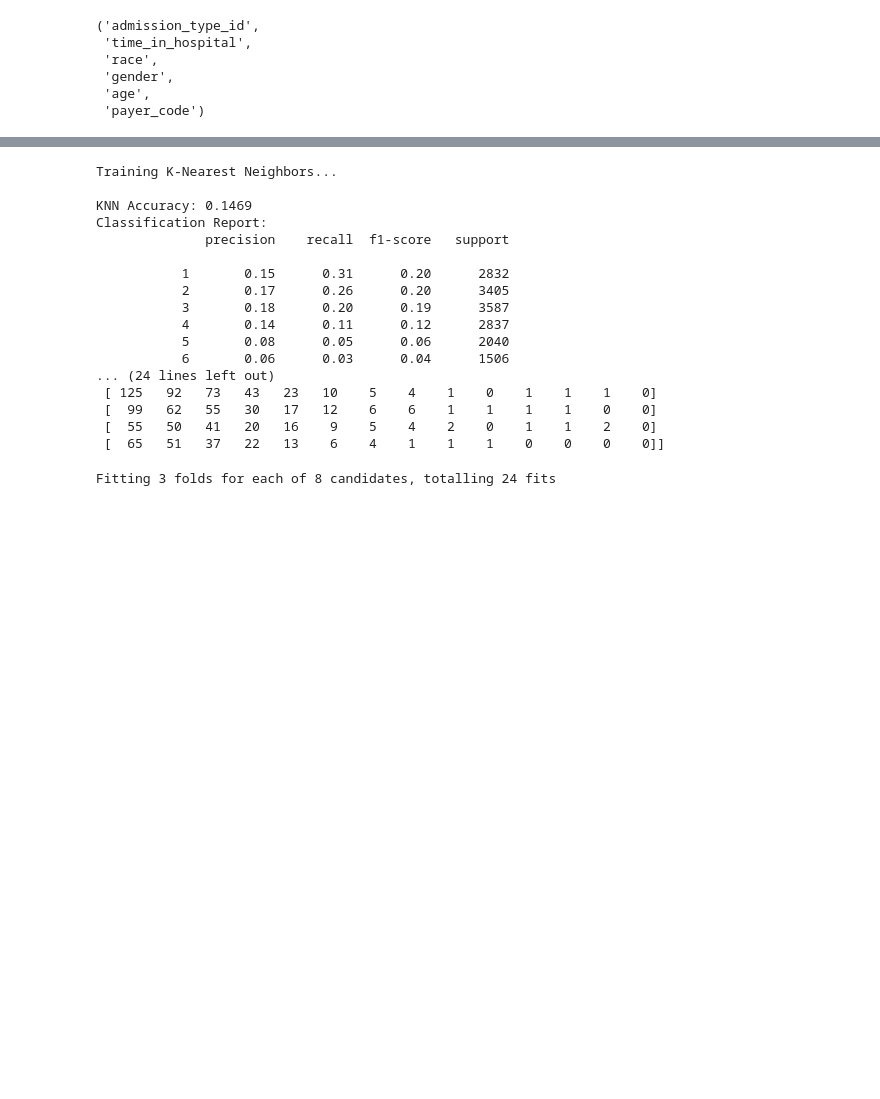
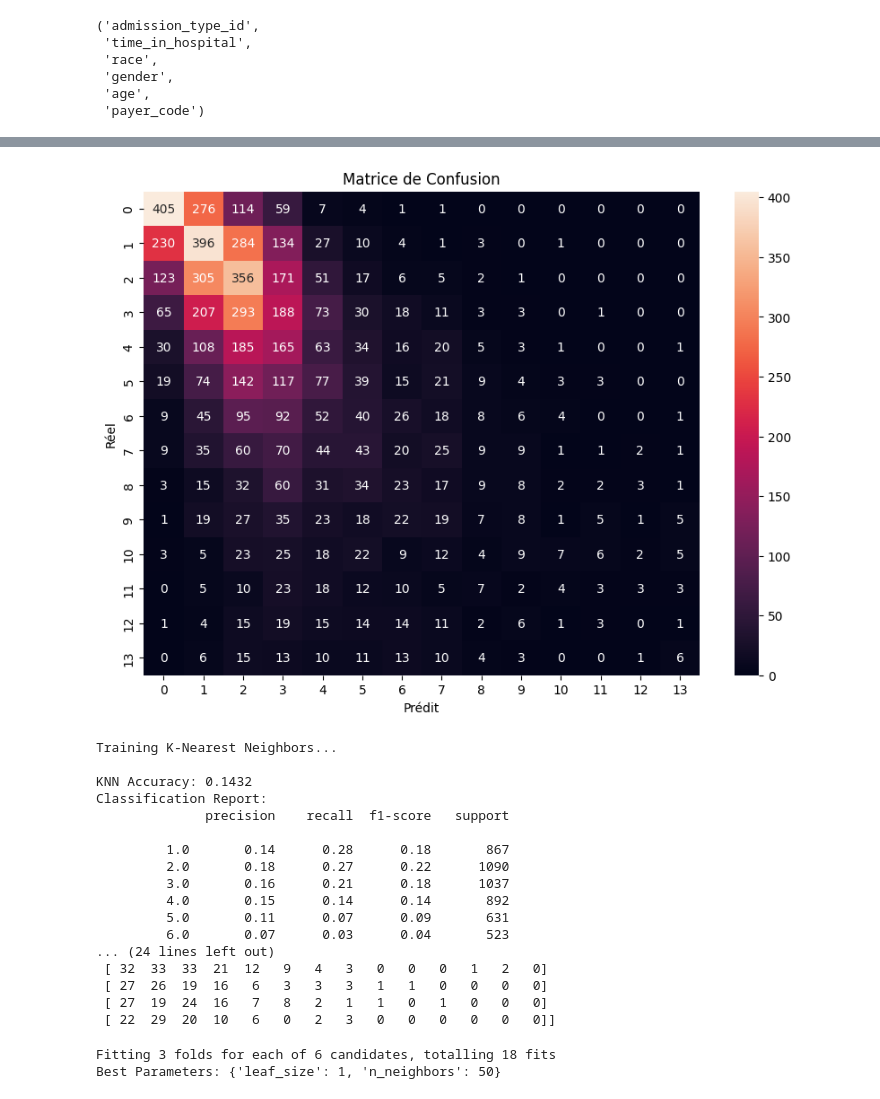
Before and after one commit to sbien1208/projet_python, a Jupyter notebook: Projet_Python.ipynb, the cells around one changed output, grey strips where cells are left out. Cells and saved outputs as stored; diff of their text form; code cells hidden in the pictures; blank space fills up the shorter version.

```diff
--- a/Projet_Python.ipynb
+++ b/Projet_Python.ipynb
@@ -728,57 +740,63 @@ print(classification_report(y_test, y_pred_RF))
 # %%
 from sklearn.metrics import confusion_matrix
 
-y_pred_RF = model_rf.predict(X_test)
+y_pred_RF = rf_model.predict(X_test)
 
 conf_matrix = confusion_matrix(y_test, y_pred_RF)
 
 plt.figure(figsize=(10, 7))
 sns.heatmap(conf_matrix, annot=True, fmt='g')
 plt.title('Matrice de Confusion')
 plt.xlabel('Prédit')
 plt.ylabel('Réel')
 plt.show()
+# %% [output]
+[figure, added]
 # %%
 model_knn = KNeighborsClassifier()
 print("Training K-Nearest Neighbors...")
 model_knn.fit(X_train, y_train)
 
 y_pred_KNN = model_knn.predict(X_test)
-accuracy = accuracy_score(y_test, y_pred_KNN)
-print(f"\nKNN Accuracy: {accuracy:.4f}")
+knn_accuracy = accuracy_score(y_test, y_pred_KNN)
+print(f"\nKNN Accuracy: {knn_accuracy:.4f}")
 print(f"Classification Report:\n{classification_report(y_test, y_pred_KNN)}")
 print(f"Confusion Matrix:\n{confusion_matrix(y_test, y_pred_KNN)}\n")
 # %% [output]
 Training K-Nearest Neighbors...
 
-KNN Accuracy: 0.1469
+KNN Accuracy: 0.1432
 Classification Report:
               precision    recall  f1-score   support
 
-           1       0.15      0.31      0.20      2832
-           2       0.17      0.26      0.20      3405
-           3       0.18      0.20      0.19      3587
-           4       0.14      0.11      0.12      2837
-           5       0.08      0.05      0.06      2040
-           6       0.06      0.03      0.04      1506
+         1.0       0.14      0.28      0.18       867
+         2.0       0.18      0.27      0.22      1090
+         3.0       0.16      0.21      0.18      1037
+         4.0       0.15      0.14      0.14       892
+         5.0       0.11      0.07      0.09       631
+         6.0       0.07      0.03      0.04       523
 ... (24 lines left out)
- [ 125   92   73   43   23   10    5    4    1    0    1    1    1    0]
- [  99   62   55   30   17   12    6    6    1    1    1    1    0    0]
- [  55   50   41   20   16    9    5    4    2    0    1    1    2    0]
- [  65   51   37   22   13    6    4    1    1    1    0    0    0    0]]
+ [ 32  33  33  21  12   9   4   3   0   0   0   1   2   0]
+ [ 27  26  19  16   6   3   3   3   1   1   0   0   0   0]
+ [ 27  19  24  16   7   8   2   1   1   0   1   0   0   0]
+ [ 22  29  20  10   6   0   2   3   0   0   0   0   0   0]]
 # %%
-param_grid = {
-    'n_neighbors': [5, 7],
-    'weights': ['uniform', 'distance'],
-    'metric': ['manhattan']
+parame_grid = {
+    'n_neighbors': [1, 20, 50],
+    #'weights': ['uniform', 'distance'],
+    #'metric': ['manhattan','minkowski'],
+    'leaf_size': [1,2]
 
 }
-grid_search = GridSearchCV(model_knn, param_grid, cv=3, scoring='accuracy', verbose=1)
+
+model_knn= KNeighborsClassifier()
+grid_search = GridSearchCV(model_knn, parame_grid, cv=3, scoring='accuracy', verbose=1)
 grid_search.fit(X_train, y_train)
 
 print(f"Best Parameters: {grid_search.best_params_}")
 # %% [output]
-Fitting 3 folds for each of 8 candidates, totalling 24 fits
+Fitting 3 folds for each of 6 candidates, totalling 18 fits
+Best Parameters: {'leaf_size': 1, 'n_neighbors': 50}
 # %%
 best_knn_model = grid_search.best_estimator_
 
```
Also changed, not shown: parts of 66 cells of this notebook.
